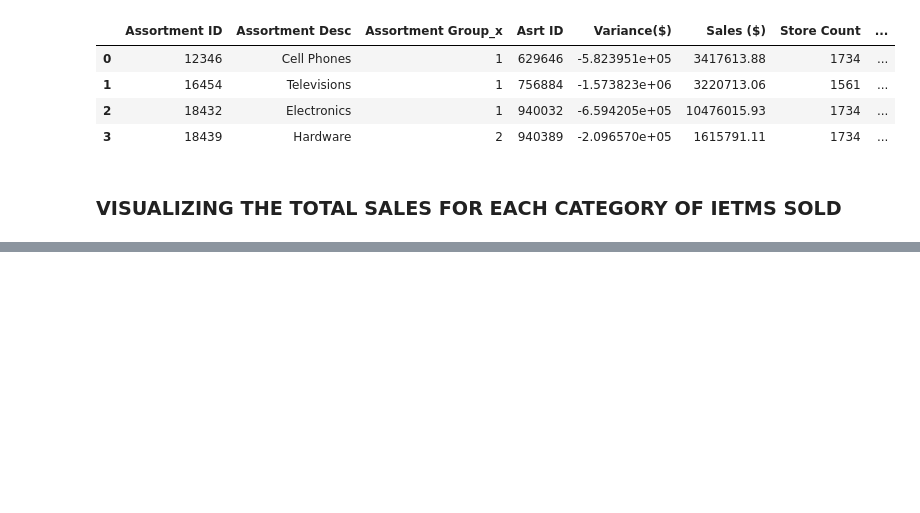
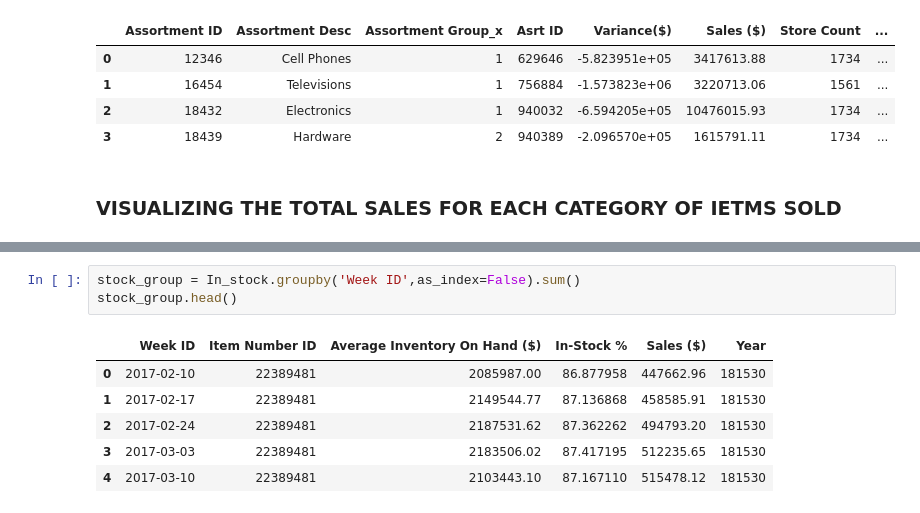
Before and after one commit to BrightTsevi/Sales_Dashboard, a Jupyter notebook: Ex_Files_PowerBI_Top_Skills/Exercise Files/Sales Data.ipynb, the cells around one changed output, grey strips where cells are left out. Cells and saved outputs as stored; diff of their text form; blank space fills up the shorter version.

```diff
--- a/Ex_Files_PowerBI_Top_Skills/Exercise Files/Sales Data.ipynb
+++ b/Ex_Files_PowerBI_Top_Skills/Exercise Files/Sales Data.ipynb
@@ -97 +118,11 @@ px.bar(grouped_df_merge, x='Assortment Desc', y = 'Sales ($)')
+# %%
+stock_group = In_stock.groupby('Week ID',as_index=False).sum()
+stock_group.head()
+# %% [output]
+|  | Week ID | Item Number ID | Average Inventory On Hand ($) | In-Stock % | Sales ($) | Year |
+| 0 | 2017-02-10 | 22389481 | 2085987.00 | 86.877958 | 447662.96 | 181530 |
+| 1 | 2017-02-17 | 22389481 | 2149544.77 | 87.136868 | 458585.91 | 181530 |
+| 2 | 2017-02-24 | 22389481 | 2187531.62 | 87.362262 | 494793.20 | 181530 |
+| 3 | 2017-03-03 | 22389481 | 2183506.02 | 87.417195 | 512235.65 | 181530 |
+| 4 | 2017-03-10 | 22389481 | 2103443.10 | 87.167110 | 515478.12 | 181530 |
 # %%
```
Also changed, not shown: parts of 13 cells of this notebook.
